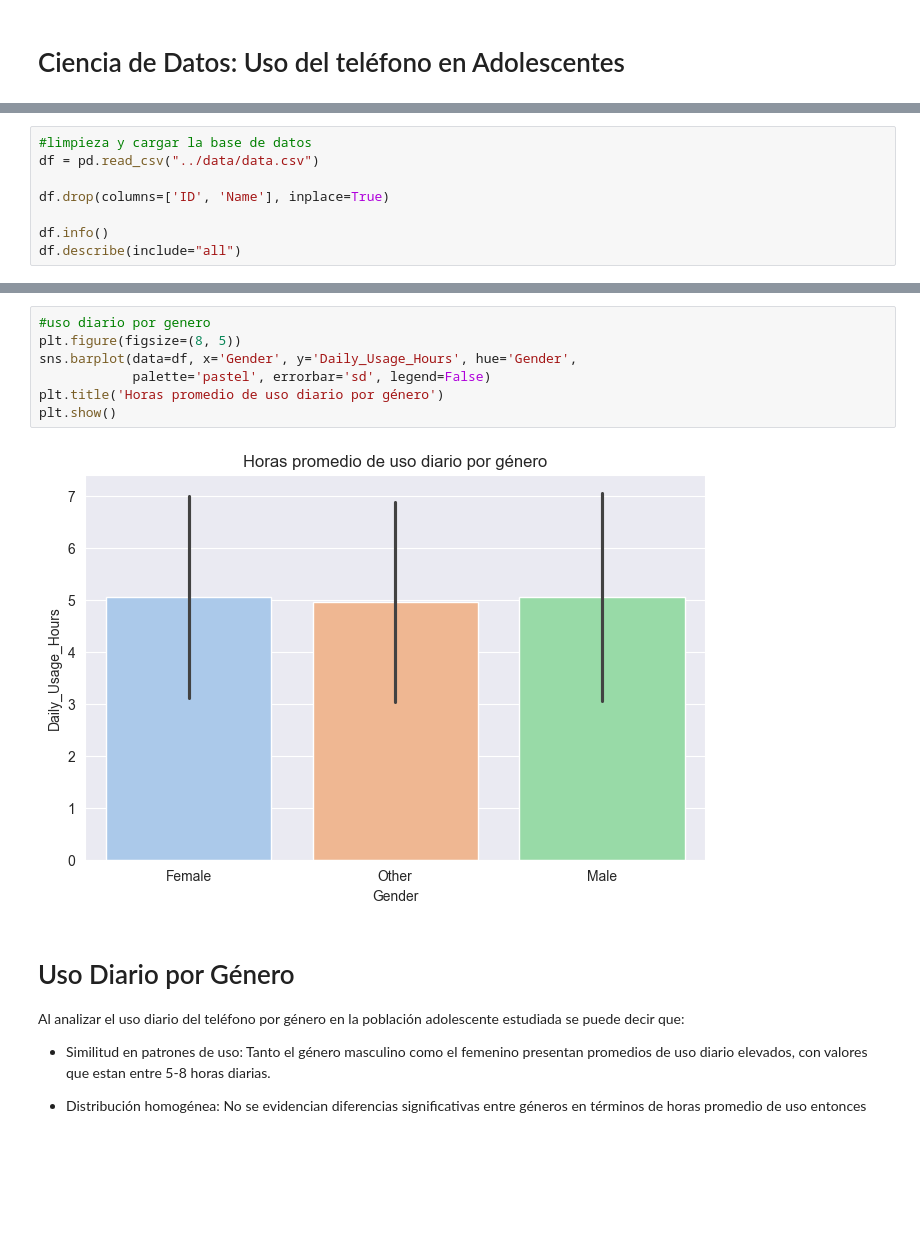
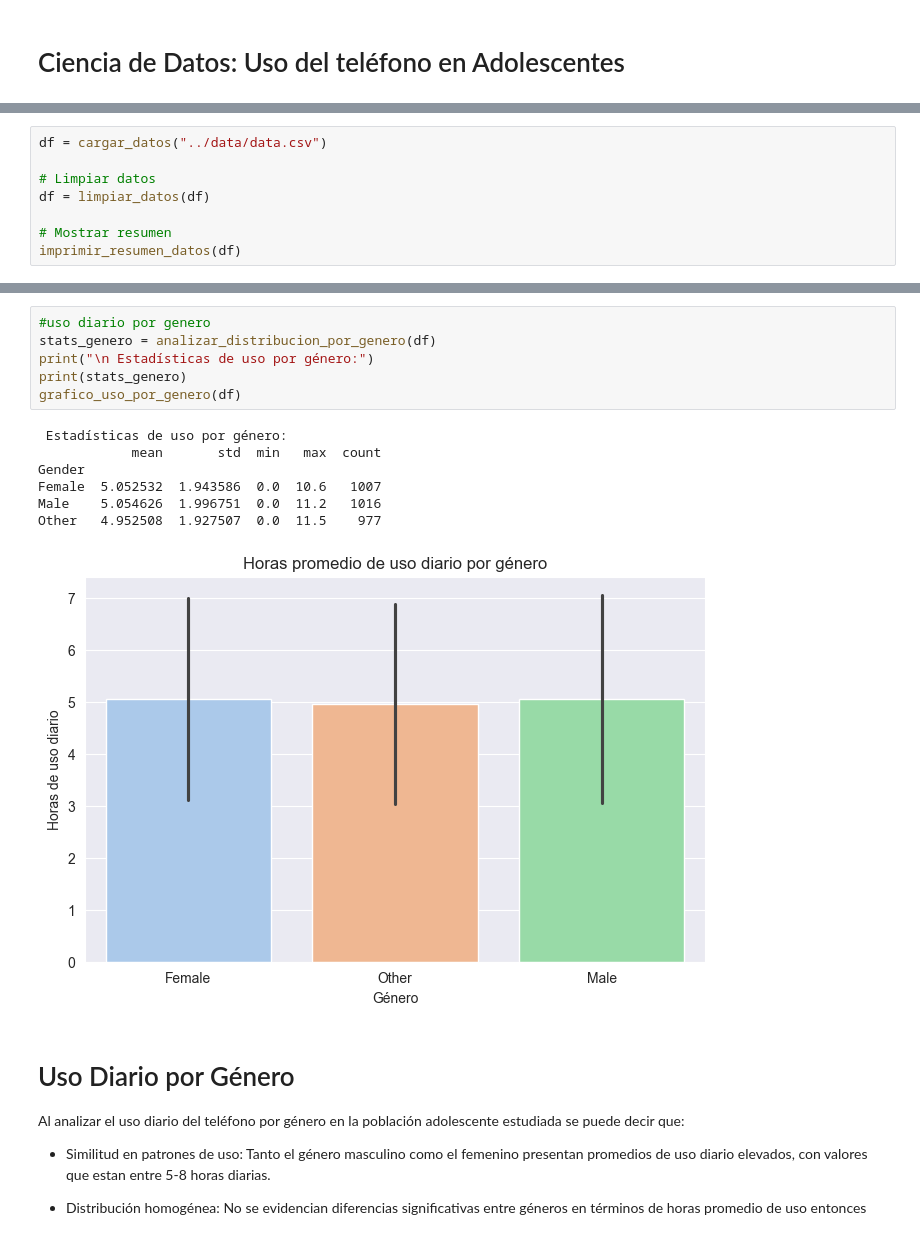
Before and after one commit to somoel/uso_telefono_adolescentes, a Jupyter notebook: notebooks/analysis.ipynb, the cells around one changed output, grey strips where cells are left out. Saved outputs shown, nothing was run; the diff lists cells and outputs as text; blank space fills up the shorter version.

```diff
--- a/notebooks/analysis.ipynb
+++ b/notebooks/analysis.ipynb
@@ -16,9 +16,9 @@ from imblearn.over_sampling import SMOTE
 # %%
-#limpieza y cargar la base de datos
-df = pd.read_csv("../data/data.csv")
+df = cargar_datos("../data/data.csv")
 
-df.drop(columns=['ID', 'Name'], inplace=True)
+# Limpiar datos
+df = limpiar_datos(df)
 
-df.info()
-df.describe(include="all")
+# Mostrar resumen
+imprimir_resumen_datos(df)
 # %% [output]
@@ -94,12 +44,17 @@ df.describe(include='all')
 # %%
 #uso diario por genero
-plt.figure(figsize=(8, 5))
-sns.barplot(data=df, x='Gender', y='Daily_Usage_Hours', hue='Gender',
-            palette='pastel', errorbar='sd', legend=False)
-plt.title('Horas promedio de uso diario por género')
-plt.show()
+stats_genero = analizar_distribucion_por_genero(df)
+print("\n Estadísticas de uso por género:")
+print(stats_genero)
+grafico_uso_por_genero(df)
 # %% [output]
+ Estadísticas de uso por género:
+            mean       std  min   max  count
+Gender
+Female  5.052532  1.943586  0.0  10.6   1007
+Male    5.054626  1.996751  0.0  11.2   1016
+Other   4.952508  1.927507  0.0  11.5    977
-[figure, old version]
+[figure, new version]
 # %% [markdown]
 # Uso Diario por Género
 
```
Also changed, not shown: parts of 21 cells of this notebook, 6 other files.
